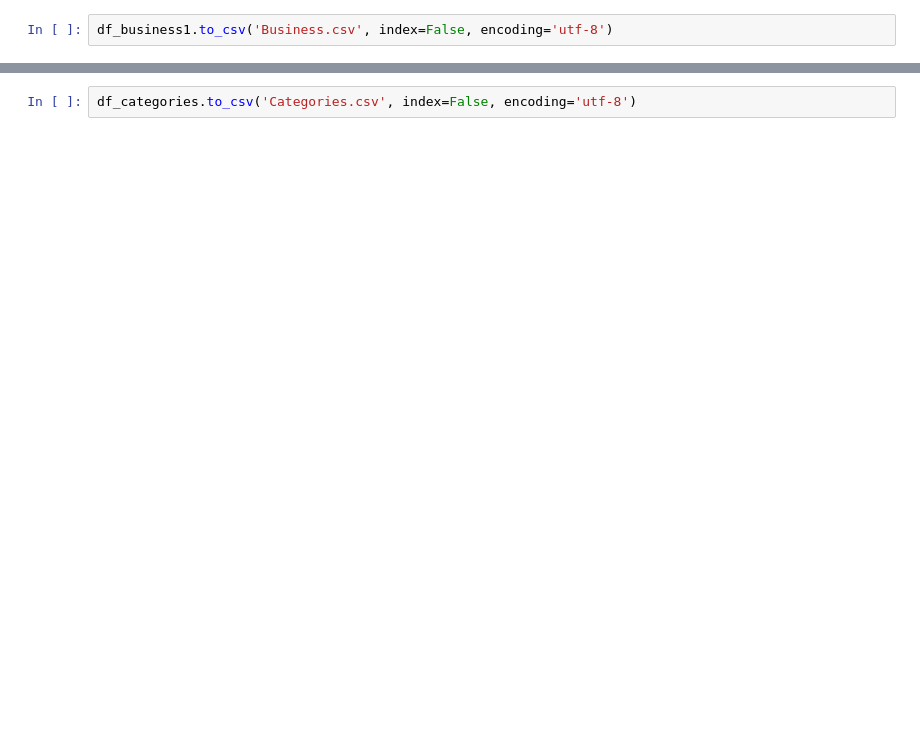
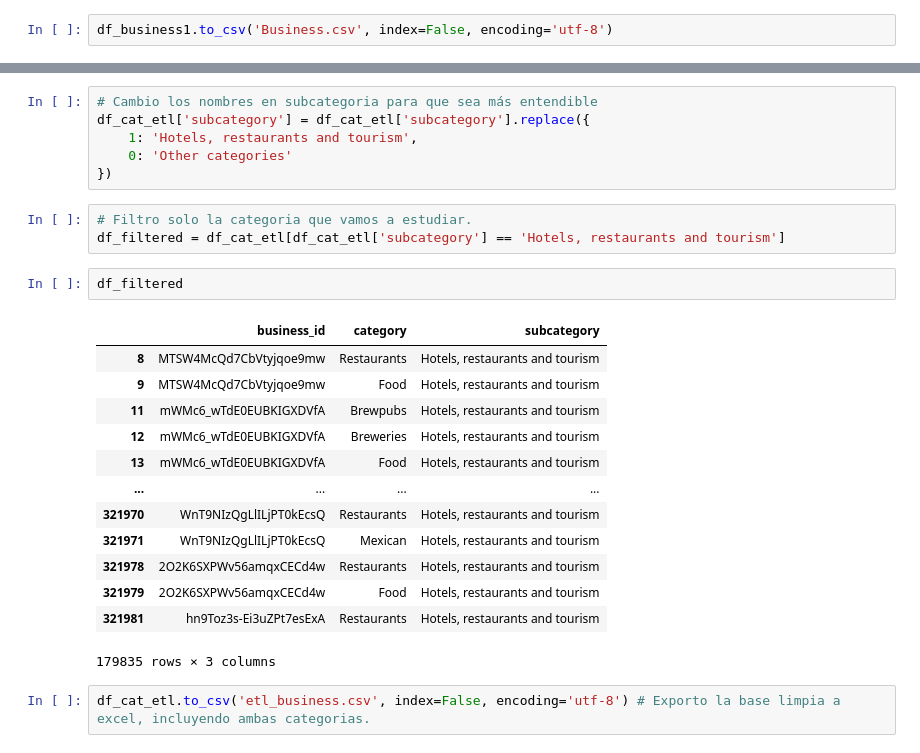
Before and after one commit to LauchaLogico/Proyecto_Final, a Jupyter notebook: EDA/Yelp/eda_business.ipynb, the cells around one changed output, grey strips where cells are left out. Cells and saved outputs as stored; diff of their text form; blank space fills up the shorter version.

```diff
--- a/EDA/Yelp/eda_business.ipynb
+++ b/EDA/Yelp/eda_business.ipynb
@@ -697,2 +869,27 @@ df_business1.to_csv('Business.csv', index=False, encoding='utf-8')
+# %%
+# Cambio los nombres en subcategoria para que sea más entendible
+df_cat_etl['subcategory'] = df_cat_etl['subcategory'].replace({
+    1: 'Hotels, restaurants and tourism',
+    0: 'Other categories'
+})
+# %%
+# Filtro solo la categoria que vamos a estudiar.
+df_filtered = df_cat_etl[df_cat_etl['subcategory'] == 'Hotels, restaurants and tourism']
+# %%
+df_filtered
+# %% [output]
+|  | business_id | category | subcategory |
+| 8 | MTSW4McQd7CbVtyjqoe9mw | Restaurants | Hotels, restaurants and tourism |
+| 9 | MTSW4McQd7CbVtyjqoe9mw | Food | Hotels, restaurants and tourism |
+| 11 | mWMc6_wTdE0EUBKIGXDVfA | Brewpubs | Hotels, restaurants and tourism |
+| 12 | mWMc6_wTdE0EUBKIGXDVfA | Breweries | Hotels, restaurants and tourism |
+| 13 | mWMc6_wTdE0EUBKIGXDVfA | Food | Hotels, restaurants and tourism |
+| ... | ... | ... | ... |
+| 321970 | WnT9NIzQgLlILjPT0kEcsQ | Restaurants | Hotels, restaurants and tourism |
+| 321971 | WnT9NIzQgLlILjPT0kEcsQ | Mexican | Hotels, restaurants and tourism |
+| 321978 | 2O2K6SXPWv56amqxCECd4w | Restaurants | Hotels, restaurants and tourism |
+| 321979 | 2O2K6SXPWv56amqxCECd4w | Food | Hotels, restaurants and tourism |
+| 321981 | hn9Toz3s-Ei3uZPt7esExA | Restaurants | Hotels, restaurants and tourism |
+179835 rows × 3 columns
 # %%
-df_categories.to_csv('Categories.csv', index=False, encoding='utf-8')
+df_cat_etl.to_csv('etl_business.csv', index=False, encoding='utf-8') # Exporto la base limpia a excel, incluyendo ambas categorias.
```
Also changed, not shown: parts of 26 cells of this notebook, 3 other files.
